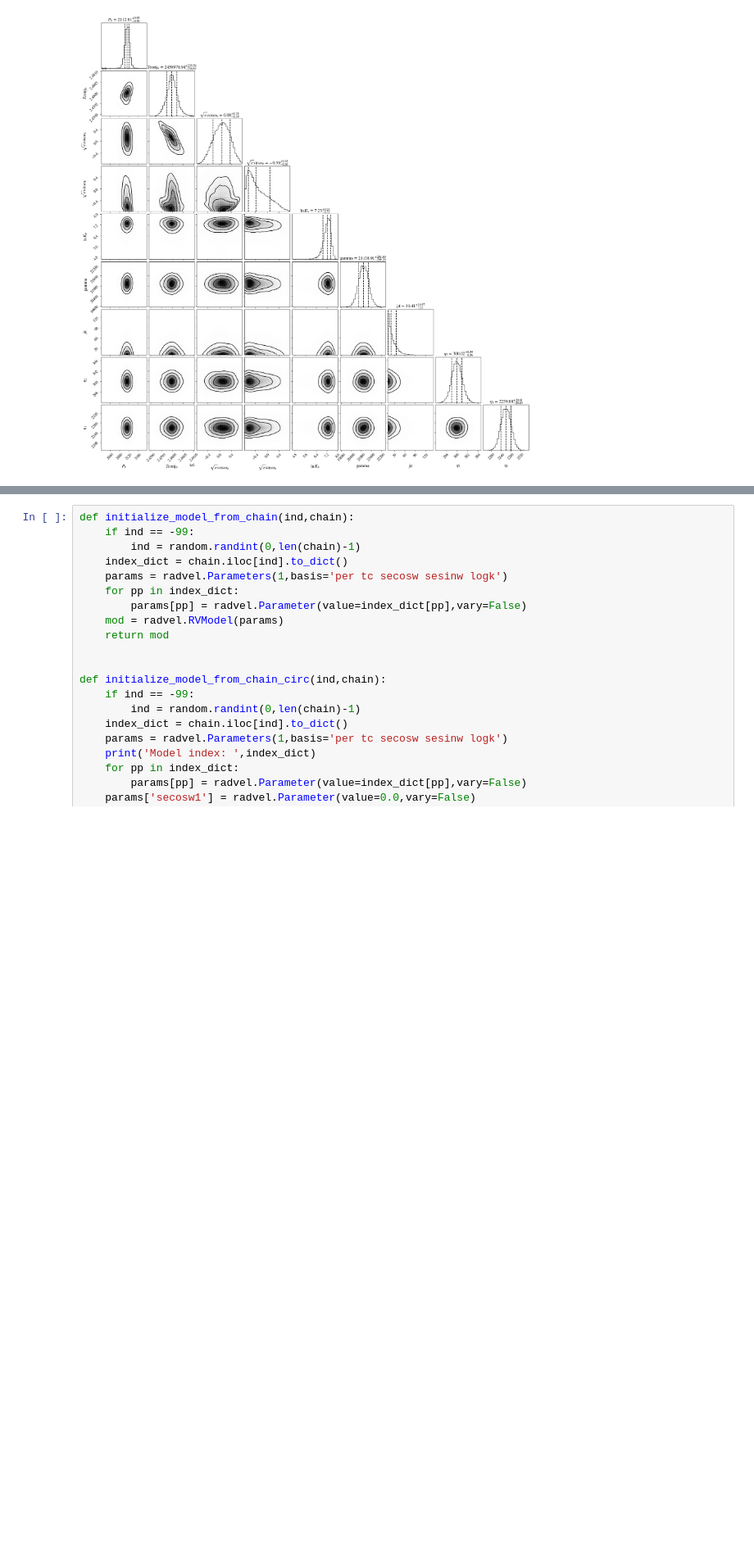
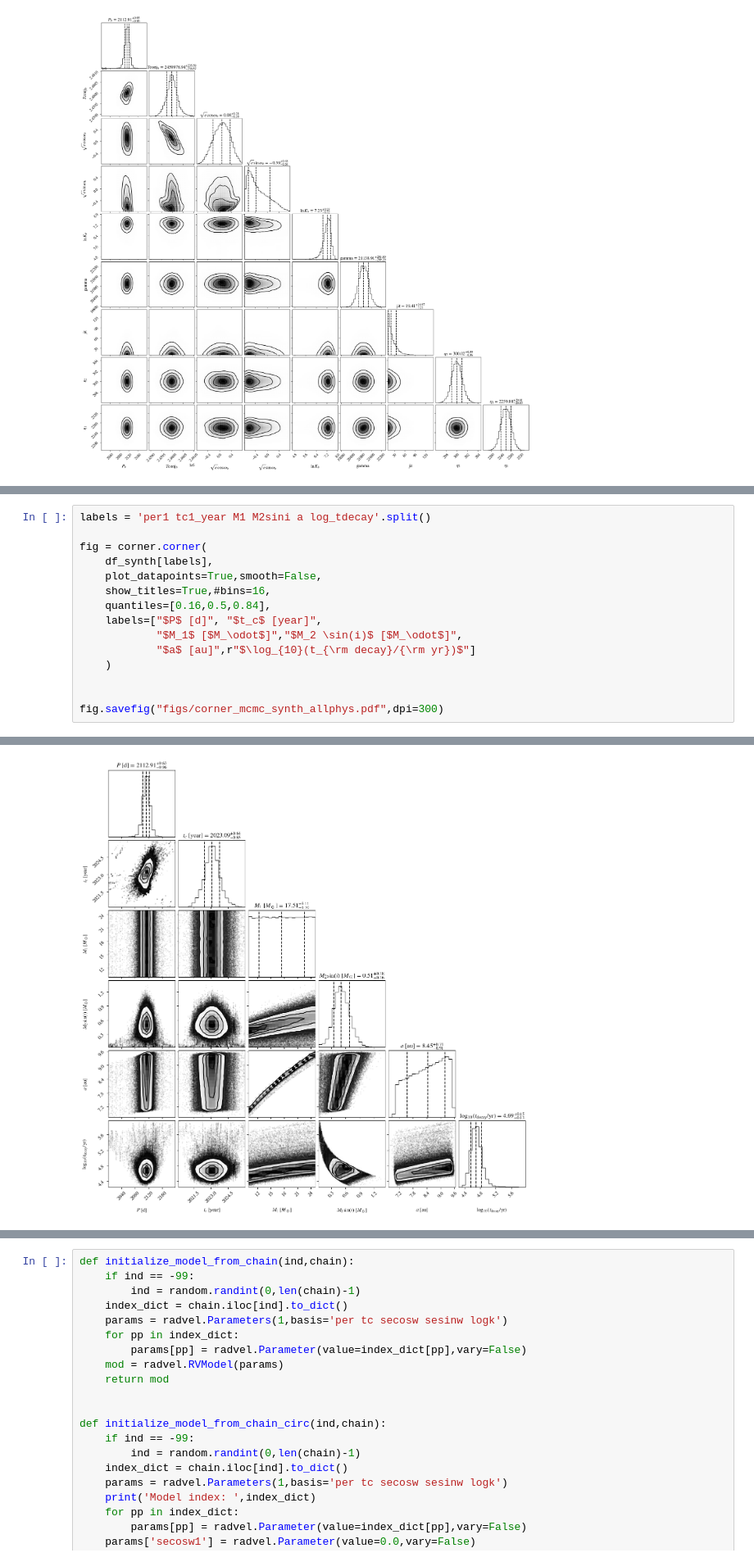
Before and after one commit to morganemacleod/BetelgeuseLittleFriend, a Jupyter notebook: Betelgeuse_LittleFriend_Analysis.ipynb, the cells around one changed output, grey strips where cells are left out. Shown at 82% size. Saved outputs shown, nothing was run; the diff lists cells and outputs as text; blank space fills up the shorter version.

```diff
--- a/Betelgeuse_LittleFriend_Analysis.ipynb
+++ b/Betelgeuse_LittleFriend_Analysis.ipynb
@@ -328,0 +362,16 @@ WARNING:root:Pandas support in corner is deprecated; use ArviZ directly
+# %%
+labels = 'per1 tc1_year M1 M2sini a log_tdecay'.split()
+
+fig = corner.corner(
+    df_synth[labels],
+    plot_datapoints=True,smooth=False,
+    show_titles=True,#bins=16,
+    quantiles=[0.16,0.5,0.84],
+    labels=["$P$ [d]", "$t_c$ [year]",
+            "$M_1$ [$M_\odot$]","$M_2 \sin(i)$ [$M_\odot$]",
+            "$a$ [au]",r"$\log_{10}(t_{\rm decay}/{\rm yr})$"]
+    )
+
+
+fig.savefig("figs/corner_mcmc_synth_allphys.pdf",dpi=300)
+# %% [output]
@@ -328,0 +379 @@ WARNING:root:Pandas support in corner is deprecated; use ArviZ directly
+[figure, added]
```
Also changed, not shown: parts of 12 cells of this notebook, 3 other files.
